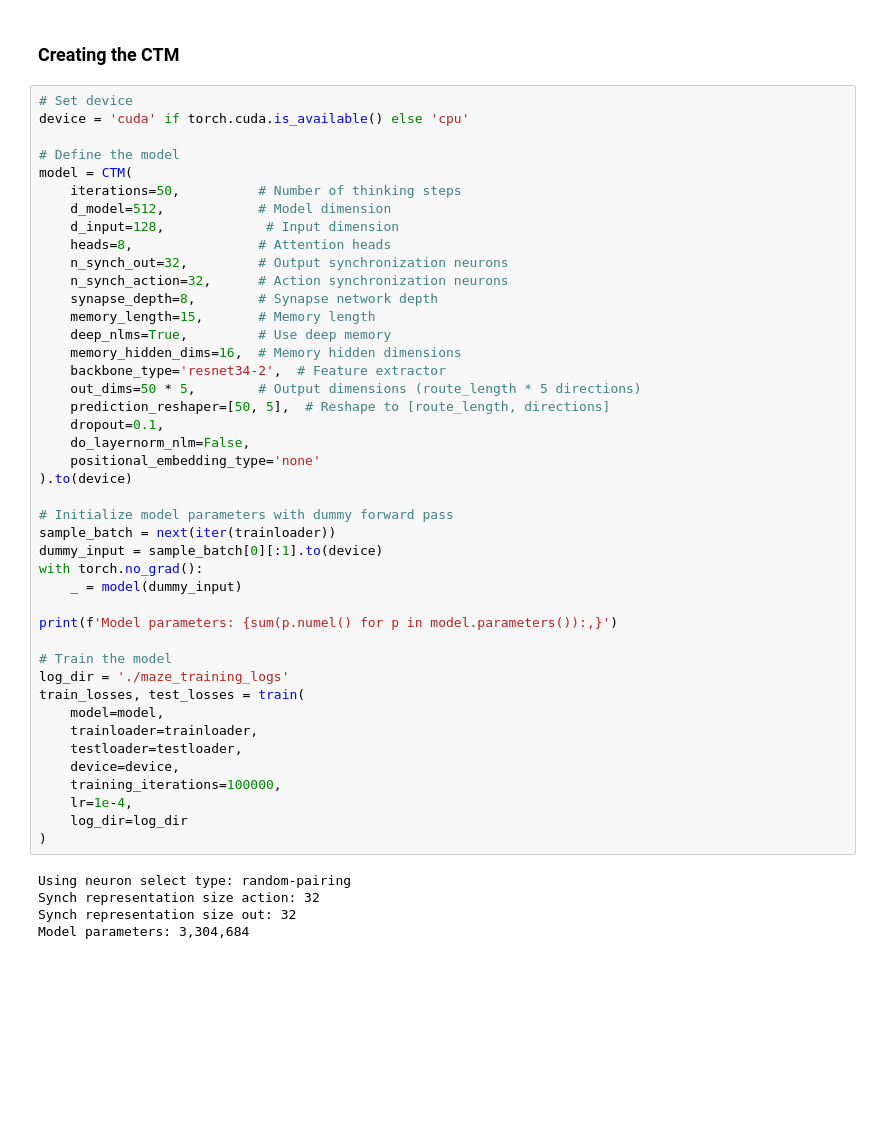
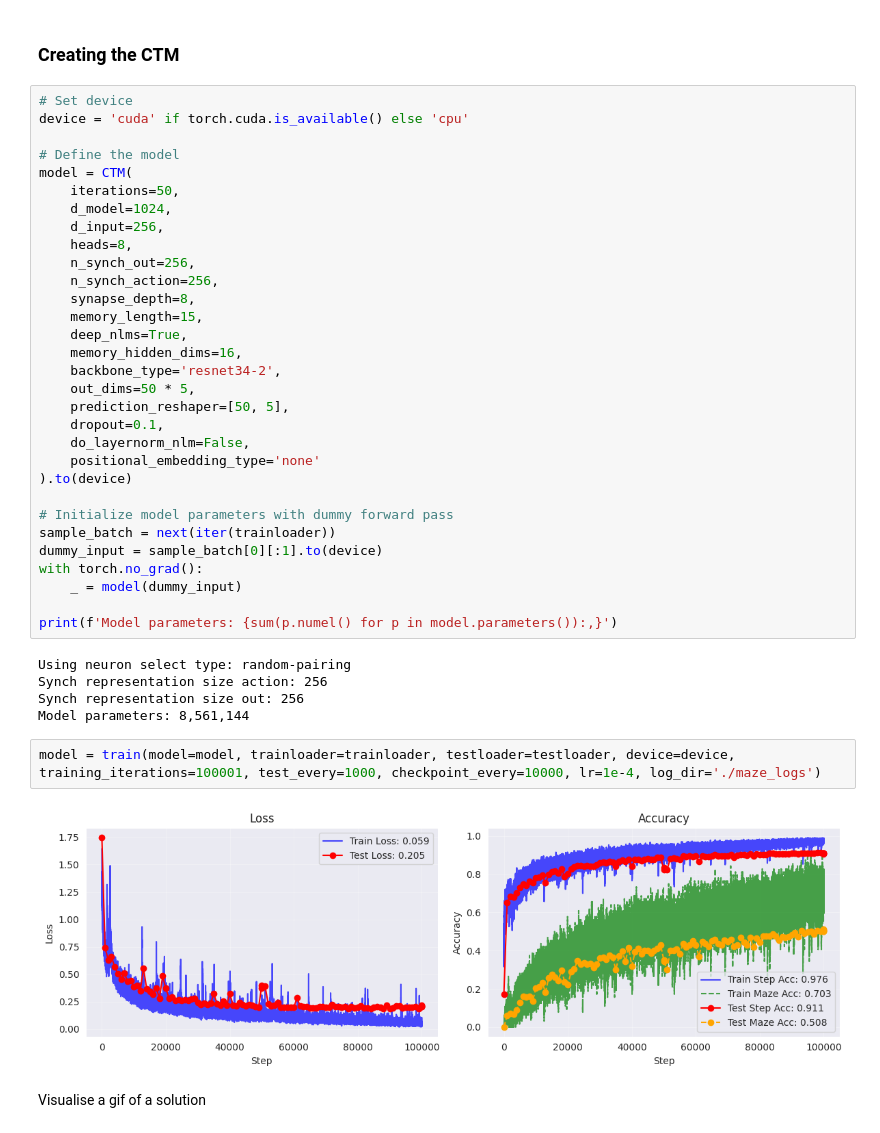
Before and after one commit to zzzzzyj096/ctm_new, a Jupyter notebook: examples/03_mazes.ipynb, the cells around one changed output. Cells and saved outputs as stored; diff of their text form; blank space fills up the shorter version.

```diff
--- a/examples/03_mazes.ipynb
+++ b/examples/03_mazes.ipynb
@@ -316,19 +454,19 @@ device = 'cuda' if torch.cuda.is_available() else 'cpu'
 
 # Define the model
 model = CTM(
-    iterations=50,          # Number of thinking steps
-    d_model=512,            # Model dimension
-    d_input=128,             # Input dimension
-    heads=8,                # Attention heads
-    n_synch_out=32,         # Output synchronization neurons
-    n_synch_action=32,      # Action synchronization neurons
-    synapse_depth=8,        # Synapse network depth
-    memory_length=15,       # Memory length
-    deep_nlms=True,         # Use deep memory
-    memory_hidden_dims=16,  # Memory hidden dimensions
-    backbone_type='resnet34-2',  # Feature extractor
-    out_dims=50 * 5,        # Output dimensions (route_length * 5 directions)
-    prediction_reshaper=[50, 5],  # Reshape to [route_length, directions]
+    iterations=50,
+    d_model=1024,
+    d_input=256,
+    heads=8,
+    n_synch_out=256,
+    n_synch_action=256,
+    synapse_depth=8,
+    memory_length=15,
+    deep_nlms=True,
+    memory_hidden_dims=16,
+    backbone_type='resnet34-2',
+    out_dims=50 * 5,
+    prediction_reshaper=[50, 5],
     dropout=0.1,
     do_layernorm_nlm=False,
     positional_embedding_type='none'
@@ -341,20 +479,14 @@ with torch.no_grad():
     _ = model(dummy_input)
 
 print(f'Model parameters: {sum(p.numel() for p in model.parameters()):,}')
-
-# Train the model
-log_dir = './maze_training_logs'
-train_losses, test_losses = train(
-    model=model,
-    trainloader=trainloader,
-    testloader=testloader,
-    device=device,
-    training_iterations=100000,
-    lr=1e-4,
-    log_dir=log_dir
-)
 # %% [output]
 Using neuron select type: random-pairing
-Synch representation size action: 32
-Synch representation size out: 32
-Model parameters: 3,304,684
+Synch representation size action: 256
+Synch representation size out: 256
+Model parameters: 8,561,144
+# %%
+model = train(model=model, trainloader=trainloader, testloader=testloader, device=device, training_iterations=100001, test_every=1000, checkpoint_every=10000, lr=1e-4, log_dir='./maze_logs')
+# %% [output]
+[figure, added]
+# %% [markdown]
+Visualise a gif of a solution
```
Also changed, not shown: parts of 14 cells of this notebook.
